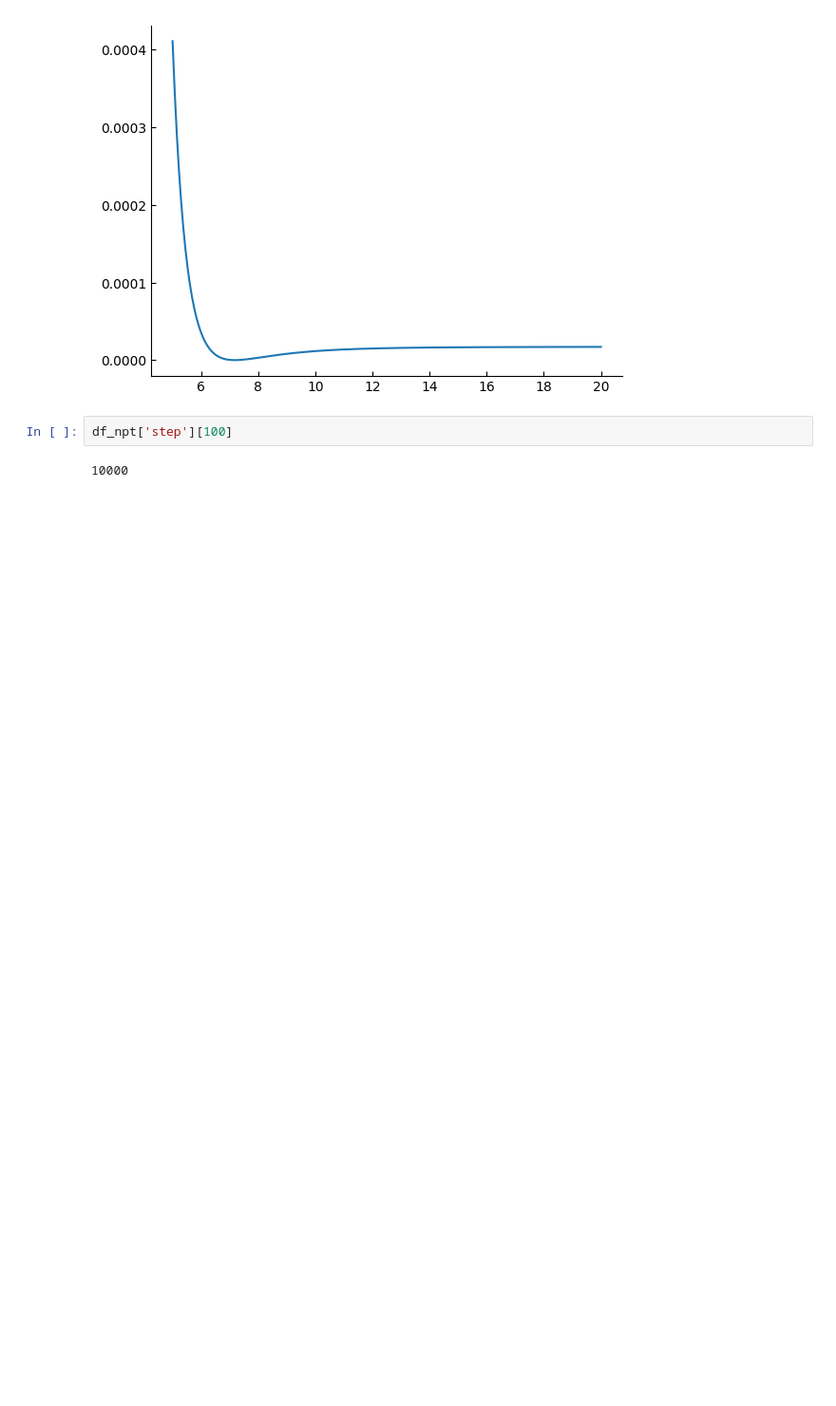
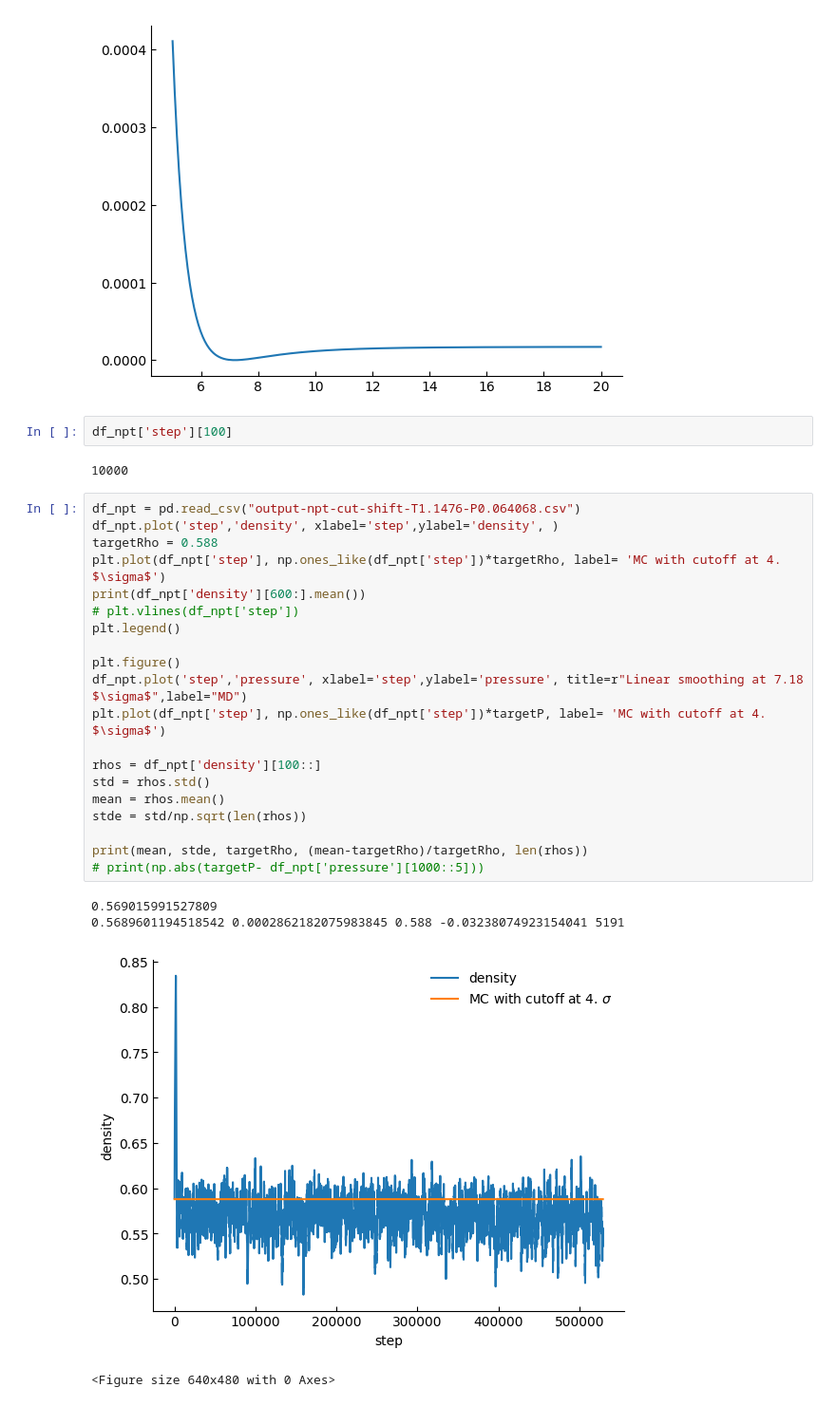
Before and after one commit to FTurci/hydrophobicity-fluctuations, a Jupyter notebook: LJ/bulk/explain-lj-bulk.ipynb, the cells around one changed output. Shown at 95% size. Cells and saved outputs as stored; diff of their text form; blank space fills up the shorter version.

```diff
--- a/LJ/bulk/explain-lj-bulk.ipynb
+++ b/LJ/bulk/explain-lj-bulk.ipynb
@@ -169,3 +171,28 @@ plt.plot(rcs,v_objective(rcs))
 df_npt['step'][100]
 # %% [output]
 10000
+# %%
+df_npt = pd.read_csv("output-npt-cut-shift-T1.1476-P0.064068.csv")
+df_npt.plot('step','density', xlabel='step',ylabel='density', )
+targetRho = 0.588
+plt.plot(df_npt['step'], np.ones_like(df_npt['step'])*targetRho, label= 'MC with cutoff at 4. $\sigma$')
+print(df_npt['density'][600:].mean())
+# plt.vlines(df_npt['step'])
+plt.legend()
+
+plt.figure()
+df_npt.plot('step','pressure', xlabel='step',ylabel='pressure', title=r"Linear smoothing at 7.18 $\sigma$",label="MD")
+plt.plot(df_npt['step'], np.ones_like(df_npt['step'])*targetP, label= 'MC with cutoff at 4. $\sigma$')
+
+rhos = df_npt['density'][100::]
+std = rhos.std()
+mean = rhos.mean()
+stde = std/np.sqrt(len(rhos))
+
+print(mean, stde, targetRho, (mean-targetRho)/targetRho, len(rhos))
+# print(np.abs(targetP- df_npt['pressure'][1000::5]))
+# %% [output]
+0.569015991527809
+0.5689601194518542 0.0002862182075983845 0.588 -0.03238074923154041 5191
+[figure, added]
+<Figure size 640x480 with 0 Axes>
```
Also changed, not shown: parts of 4 cells of this notebook, 6 other files.
